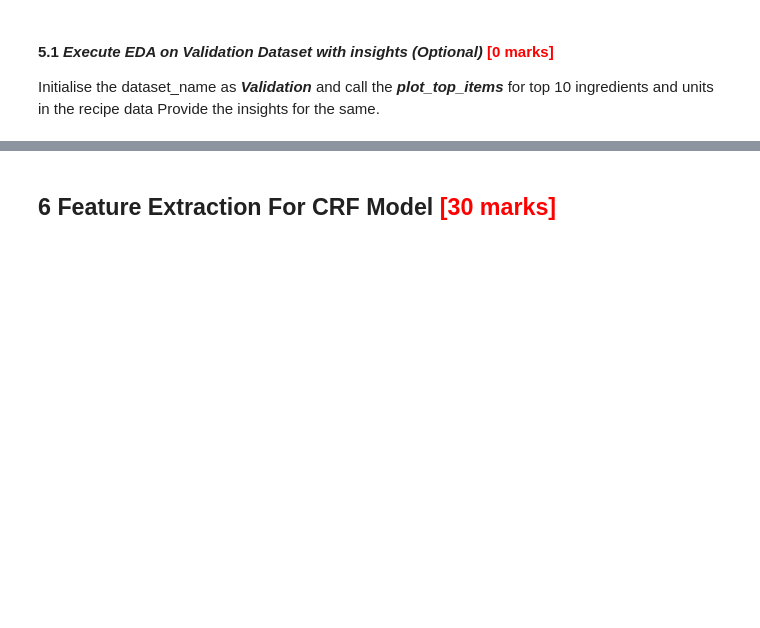
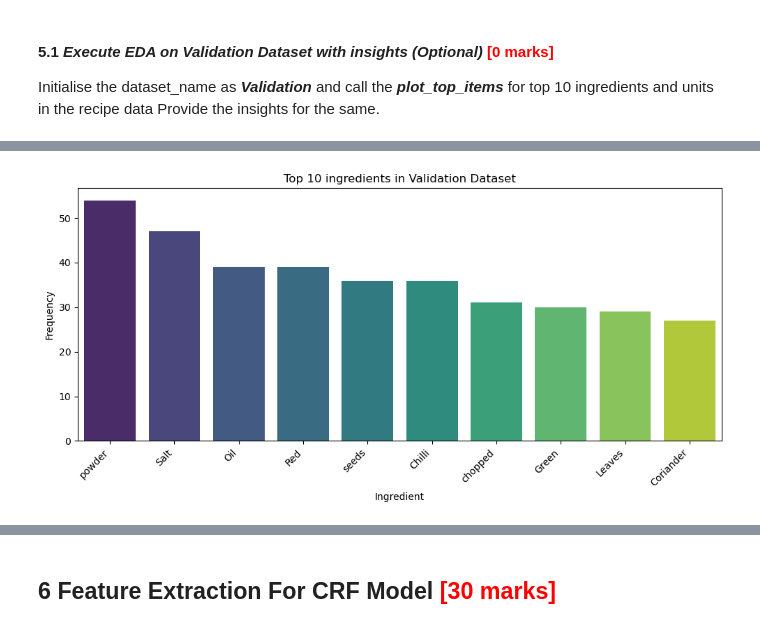
Before and after one commit to navspeak/NLP, a Jupyter notebook: Assignment/Identifying_Key_Entities_Recipe_Data_Starter.ipynb, the cells around one changed output, grey strips where cells are left out. Cells and saved outputs as stored; diff of their text form; code cells hidden in the pictures; blank space fills up the shorter version.

```diff
--- a/Assignment/Identifying_Key_Entities_Recipe_Data_Starter.ipynb
+++ b/Assignment/Identifying_Key_Entities_Recipe_Data_Starter.ipynb
@@ -360,5 +461,10 @@ Initialise the dataset_name as ***Validation*** and call the ***plot_top_items**
 Provide the insights for the same.
 # %%
 # initialise the dataset_name
+dataset_name = 'Validation'
 # %%
 # use extract and validate tokens, categorise tokens, get top frequent items for ingredient list and unit list on validation dataframe
+tokens_val, pos_tags_val = extract_and_validate_tokens(val_df, dataset_name)
+ingredients_val, units_val, quantities_val = categorize_tokens(tokens_val, pos_tags_val)
+top_ingredients_val = get_top_frequent_items(ingredients_val, 'ingredient', dataset_name)
+top_units_val = get_top_frequent_items(units_val, 'unit', dataset_name)
@@ -365,4 +489,7 @@ Provide the insights for the same.
 # %%
 # plot the top frequent ingredients in validation data
+plot_top_items(top_ingredients_val, 'ingredient', dataset_name)
+# %% [output]
+[figure, added]
 # %%
 # plot the top frequent units in training data
```
Also changed, not shown: parts of 21 cells of this notebook, 1 other file.
